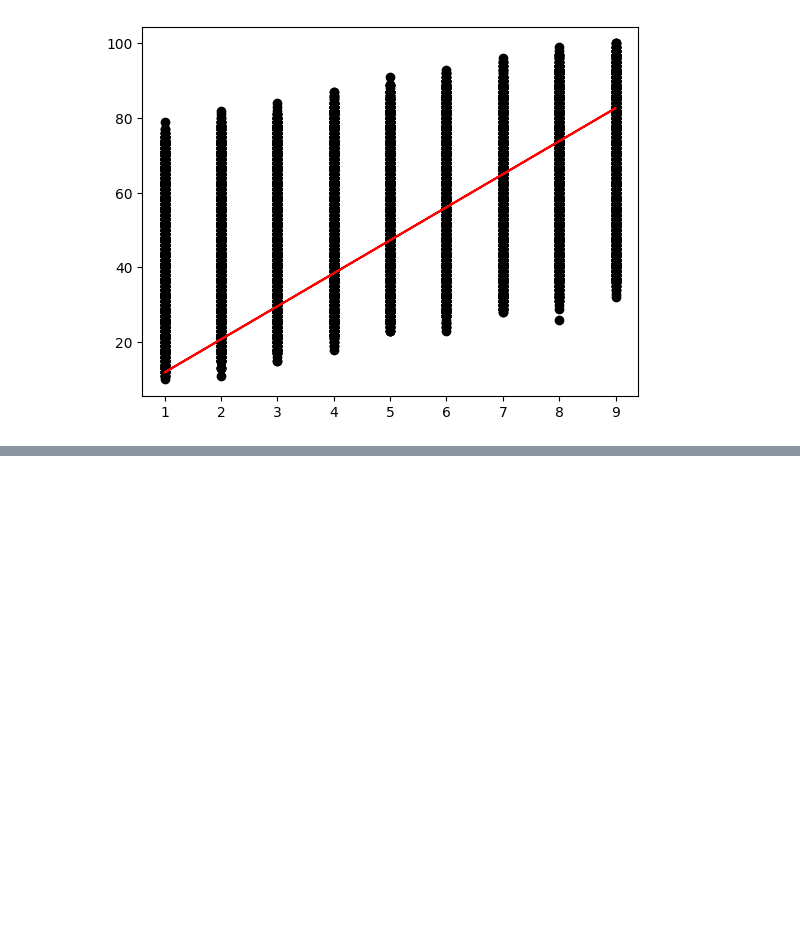
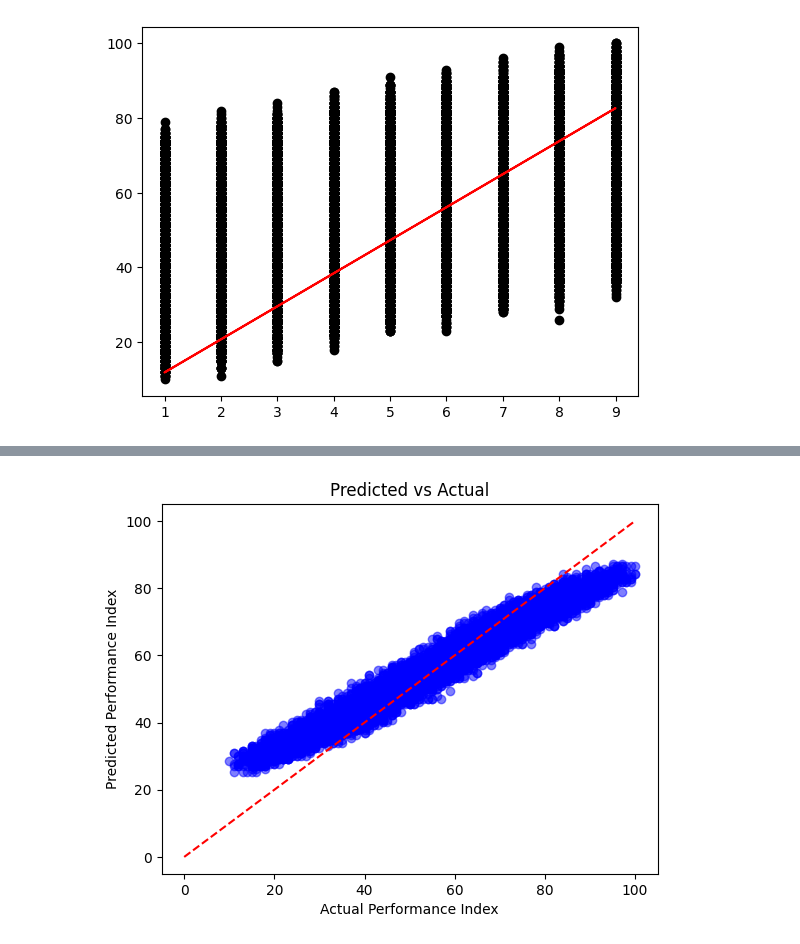
Before and after one commit to Sambarlasagna/LR_from_scratch, a Jupyter notebook: main.ipynb, the cells around one changed output, grey strips where cells are left out. Cells and saved outputs as stored; diff of their text form; code cells hidden in the pictures; blank space fills up the shorter version.

```diff
--- a/main.ipynb
+++ b/main.ipynb
@@ -80,0 +88,20 @@ plt.show()
+# %%
+def loss_function_multi(weights, bias, points, feature_columns, target_column):
+    """
+    weights: dictionary like {'Hours Studied': m1, 'Previous Scores': m2, ...}
+    """
+    total_error = 0
+
+    for i in range(len(points)):
+        # Calculate prediction
+        prediction = bias
+        for feature in feature_columns:
+            prediction += weights[feature] * points.iloc[i][feature]
+
+        # Actual value
+        actual = points.iloc[i][target_column]
+
+        # Squared error
+        total_error += (actual - prediction) ** 2
+
+    return total_error / len(points)
@@ -80,0 +145,7 @@ plt.show()
+# %%
+feature_columns = ['Hours Studied', 'Previous Scores', 'Sleep Hours']
+target_column = 'Performance Index'
+
+weights, bias = gradient_descent_multi(data, feature_columns, target_column)
+print(f"\nWeights: {weights}")
+print(f"Bias: {bias}")
@@ -80,0 +166,18 @@ plt.show()
+# %%
+# Calculate predictions using your trained model
+predictions = []
+for i in range(len(data)):
+    prediction = bias
+    for feature in feature_columns:
+        prediction += weights[feature] * data.iloc[i][feature]
+    predictions.append(prediction)
+
+# Plot
+plt.scatter(data['Performance Index'], predictions, color='blue', alpha=0.5)
+plt.plot([0, 100], [0, 100], color='red', linestyle='--')  # Perfect prediction line
+plt.xlabel('Actual Performance Index')
+plt.ylabel('Predicted Performance Index')
+plt.title('Predicted vs Actual')
+plt.show()
+# %% [output]
+[figure, added]
```
Also changed, not shown: parts of 3 cells of this notebook.
